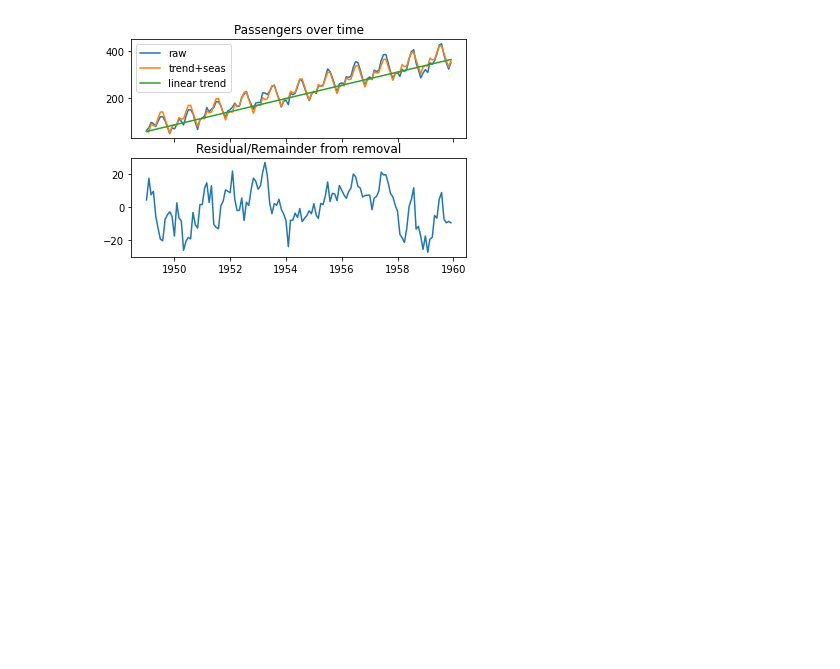
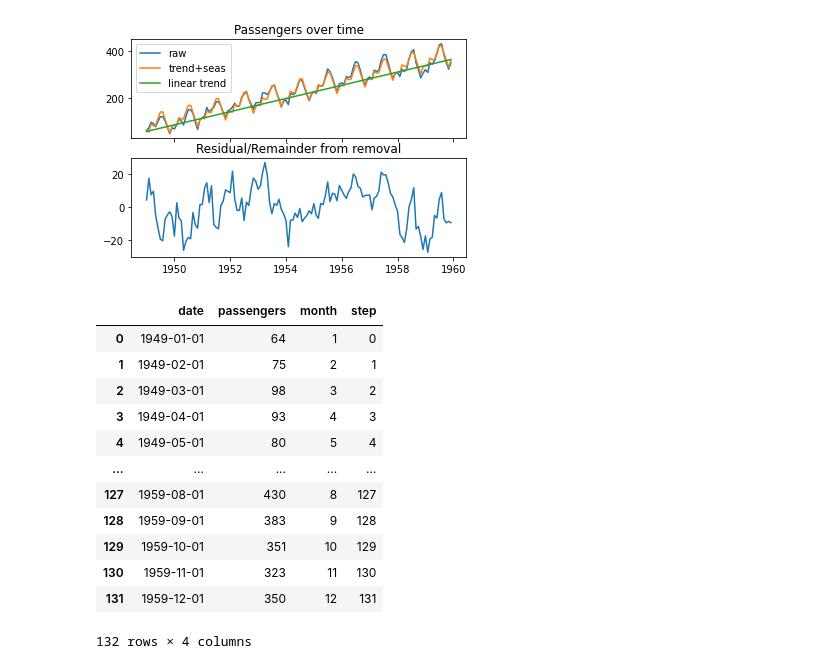
Before and after one commit to the-Hull/p045_spiced_projects, a Jupyter notebook: 07_week/01_exercises/01_flights_trendremoval.ipynb, the cells around one changed output. Cells and saved outputs as stored; diff of their text form; code cells hidden in the pictures; blank space fills up the shorter version.

```diff
--- a/07_week/01_exercises/01_flights_trendremoval.ipynb
+++ b/07_week/01_exercises/01_flights_trendremoval.ipynb
@@ -116 +129,17 @@ passengers_ts.to_csv('../00_data/passengers_residual.csv',index = False)
+# %%
+passengers
+# %% [output]
+|  | date | passengers | month | step |
+| 0 | 1949-01-01 | 64 | 1 | 0 |
+| 1 | 1949-02-01 | 75 | 2 | 1 |
+| 2 | 1949-03-01 | 98 | 3 | 2 |
+| 3 | 1949-04-01 | 93 | 4 | 3 |
+| 4 | 1949-05-01 | 80 | 5 | 4 |
+| ... | ... | ... | ... | ... |
+| 127 | 1959-08-01 | 430 | 8 | 127 |
+| 128 | 1959-09-01 | 383 | 9 | 128 |
+| 129 | 1959-10-01 | 351 | 10 | 129 |
+| 130 | 1959-11-01 | 323 | 11 | 130 |
+| 131 | 1959-12-01 | 350 | 12 | 131 |
+132 rows × 4 columns
 # %%
```
Also changed, not shown: parts of 8 cells of this notebook, 5 other files.
